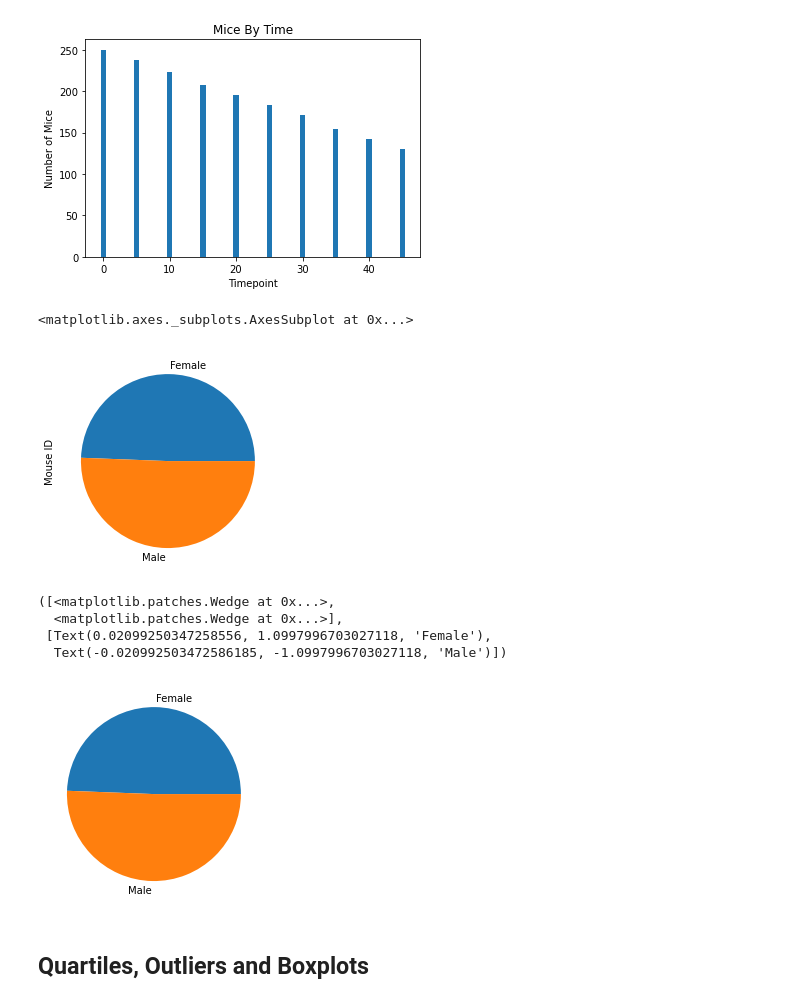
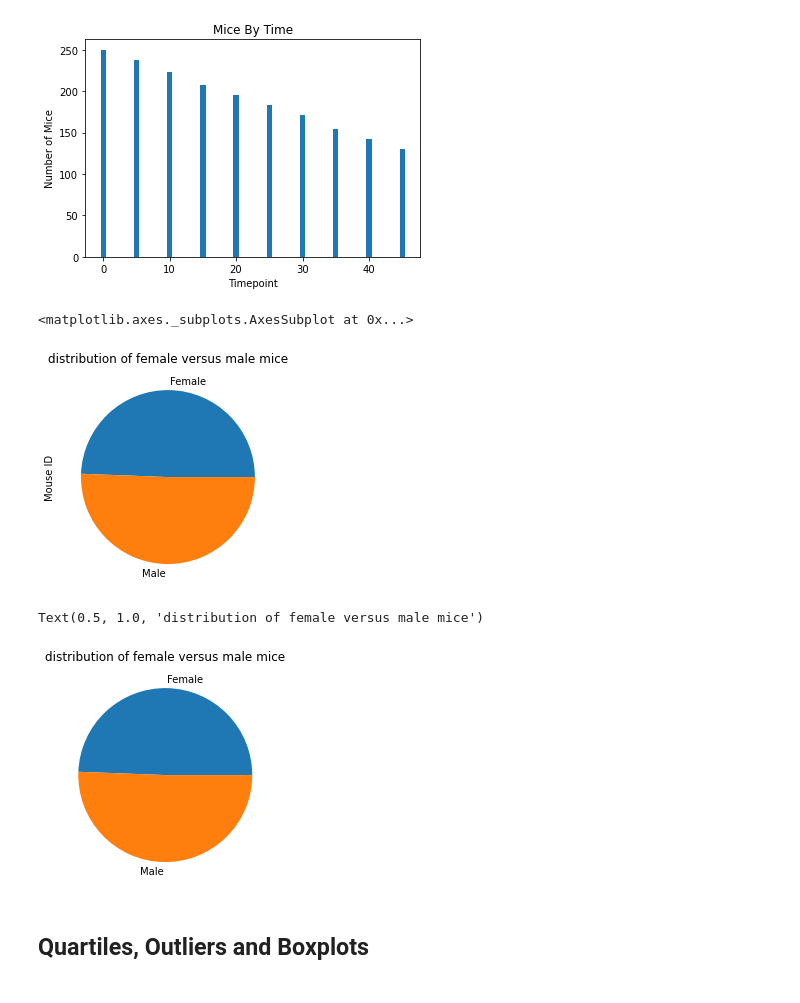
Before and after one commit to RinerAlexander/MatPlotLib-Chalenge, a Jupyter notebook: Pymaceuticals/pymaceuticals_starter.ipynb, the cells around one changed output. Drawn from its saved outputs; the diff is of its cells as text; code cells hidden in the pictures.

```diff
--- a/Pymaceuticals/pymaceuticals_starter.ipynb
+++ b/Pymaceuticals/pymaceuticals_starter.ipynb
@@ -135,21 +135,19 @@ Text(0, 0.5, 'Number of Mice')
 # Generate a pie plot showing the distribution of female versus male mice using pandas
 miceSex=combo.groupby("Sex")
 miceSex=miceSex["Mouse ID"].count()
-miceSex.plot(kind="pie",title="")
+miceSex.plot(kind="pie",title="distribution of female versus male mice")
 # %% [output]
 <matplotlib.axes._subplots.AxesSubplot at 0x...>
-[figure, old version]
+[figure, new version]
 # %%
 # Generate a pie plot showing the distribution of female versus male mice using pyplot
 miceSex=combo.groupby("Sex")
 miceSex=miceSex["Mouse ID"].count()
 plt.pie(miceSex,labels=miceSex.index)
+plt.title("distribution of female versus male mice")
 # %% [output]
-([<matplotlib.patches.Wedge at 0x...>,
-  <matplotlib.patches.Wedge at 0x...>],
- [Text(0.02099250347258556, 1.0997996703027118, 'Female'),
-  Text(-0.020992503472586185, -1.0997996703027118, 'Male')])
+Text(0.5, 1.0, 'distribution of female versus male mice')
-[figure, old version]
+[figure, new version]
 # %% [markdown]
 ## Quartiles, Outliers and Boxplots
 # %%
```
Also changed, not shown: parts of 4 cells of this notebook.
